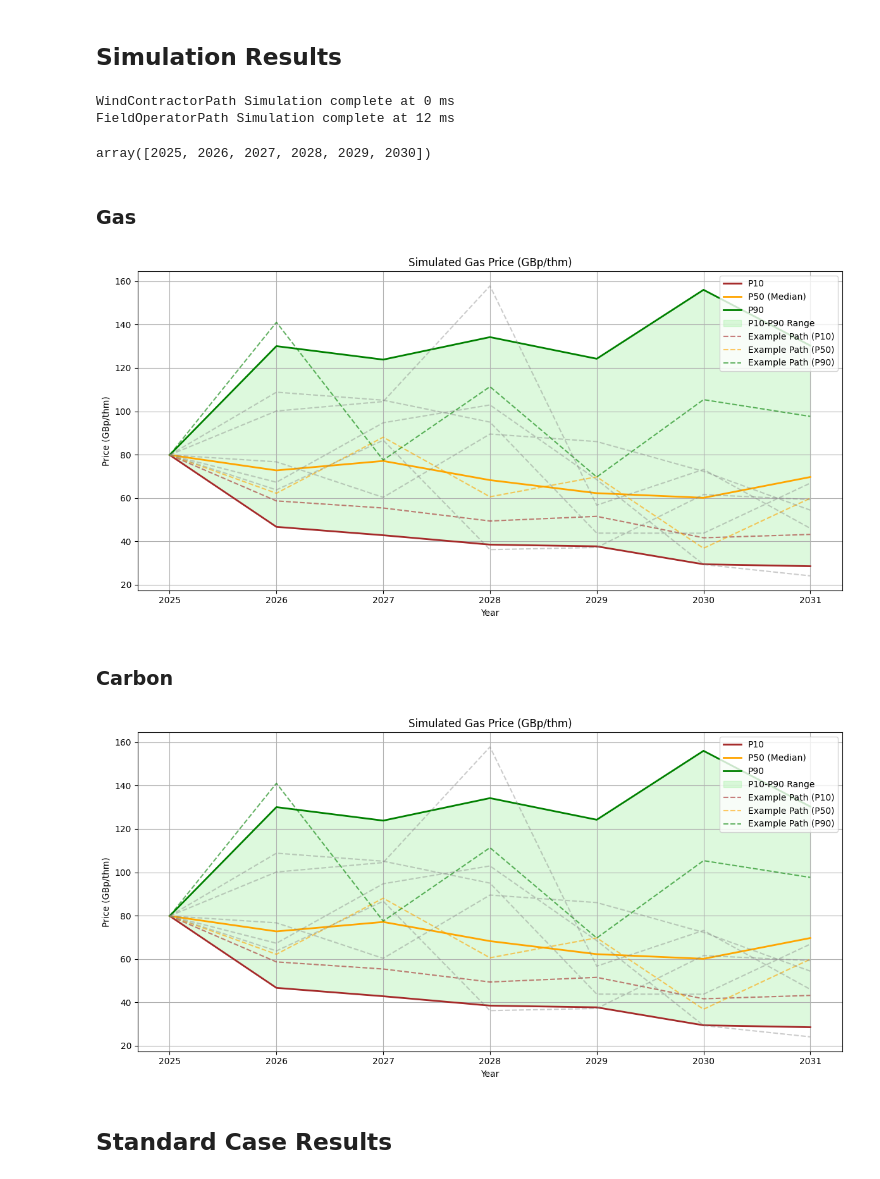
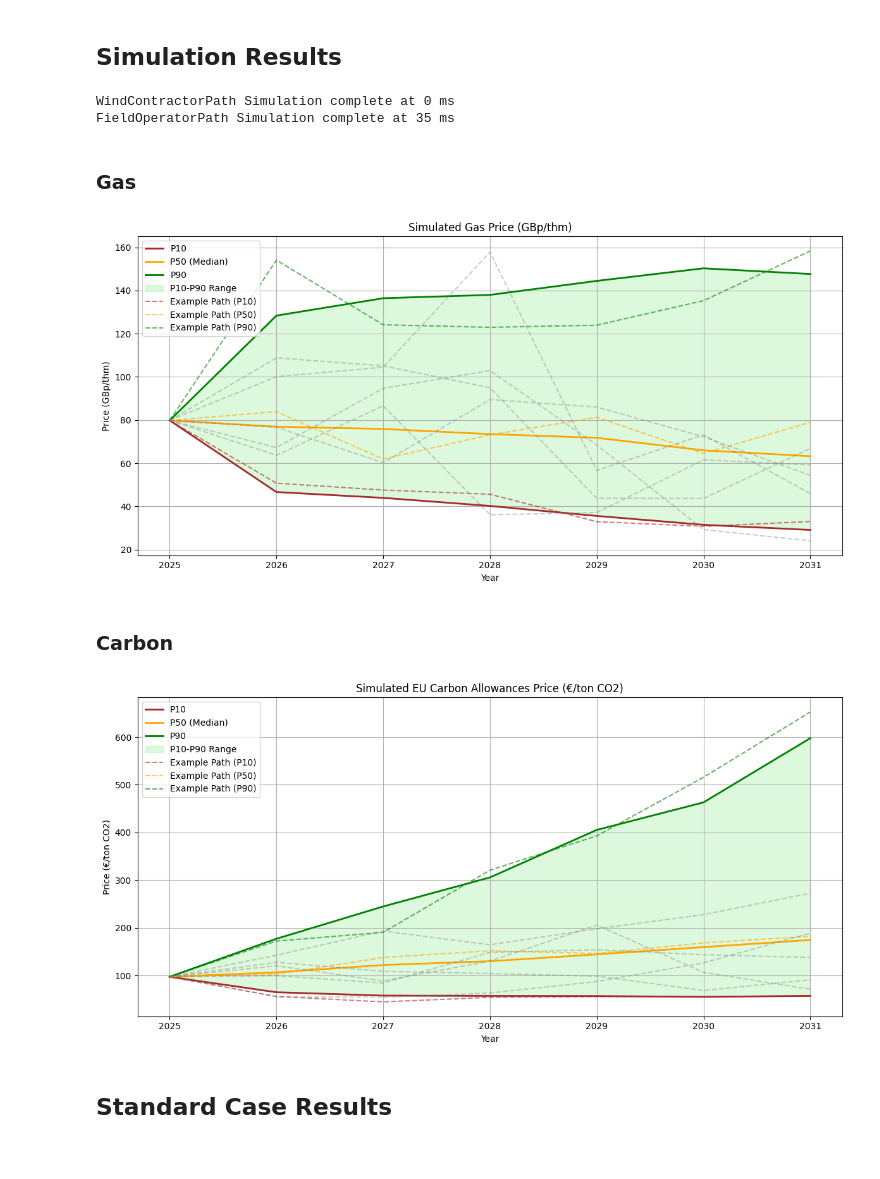
Before and after one commit to eivinddb/project_thesis, a Jupyter notebook: main.ipynb, the cells around one changed output. Drawn from its saved outputs; the diff is of its cells as text; code cells hidden in the pictures.

```diff
--- a/main.ipynb
+++ b/main.ipynb
@@ -20,17 +20,13 @@ print(b/a*1000*1000)
 # %% [markdown]
 ## Simulation Results
 # %%
-W = 100 # number of simulation paths
+W = 1000 # number of simulation paths
 # %%
 wc_simulation = MonteCarlo(WindContractorPath, 1)
 fo_simulation = MonteCarlo(FieldOperatorPath, W)
 # %% [output]
 WindContractorPath Simulation complete at 0 ms
-FieldOperatorPath Simulation complete at 12 ms
+FieldOperatorPath Simulation complete at 35 ms
-# %%
-years
-# %% [output]
-array([2025, 2026, 2027, 2028, 2029, 2030])
 # %% [markdown]
 ### Gas
 # %%
@@ -46,23 +42,23 @@ plot_state_variable_paths(
     ylabel="Price (GBp/thm)"
 )
 # %% [output]
-[figure, old version]
+[figure, new version]
 # %% [markdown]
 ### Carbon
 # %%
 years = np.arange(2025, 2032)
 num_paths = W
-state_variable_paths = np.array([path.state_variables["P_gas"] for path in fo_simulation.paths])
+state_variable_paths = np.array([path.state_variables["P_ets"] for path in fo_simulation.paths])
 
 # Call the function
 plot_state_variable_paths(
     years,
     state_variable_paths,
-    title="Simulated Gas Price (GBp/thm)",
-    ylabel="Price (GBp/thm)"
+    title="Simulated EU Carbon Allowances Price (€/ton CO2)",
+    ylabel="Price (€/ton CO2)"
 )
 # %% [output]
-[figure, old version]
+[figure, new version]
 # %% [markdown]
 ## Standard Case Results
 # %%
```
Also changed, not shown: parts of 29 cells of this notebook, 2 other files.
